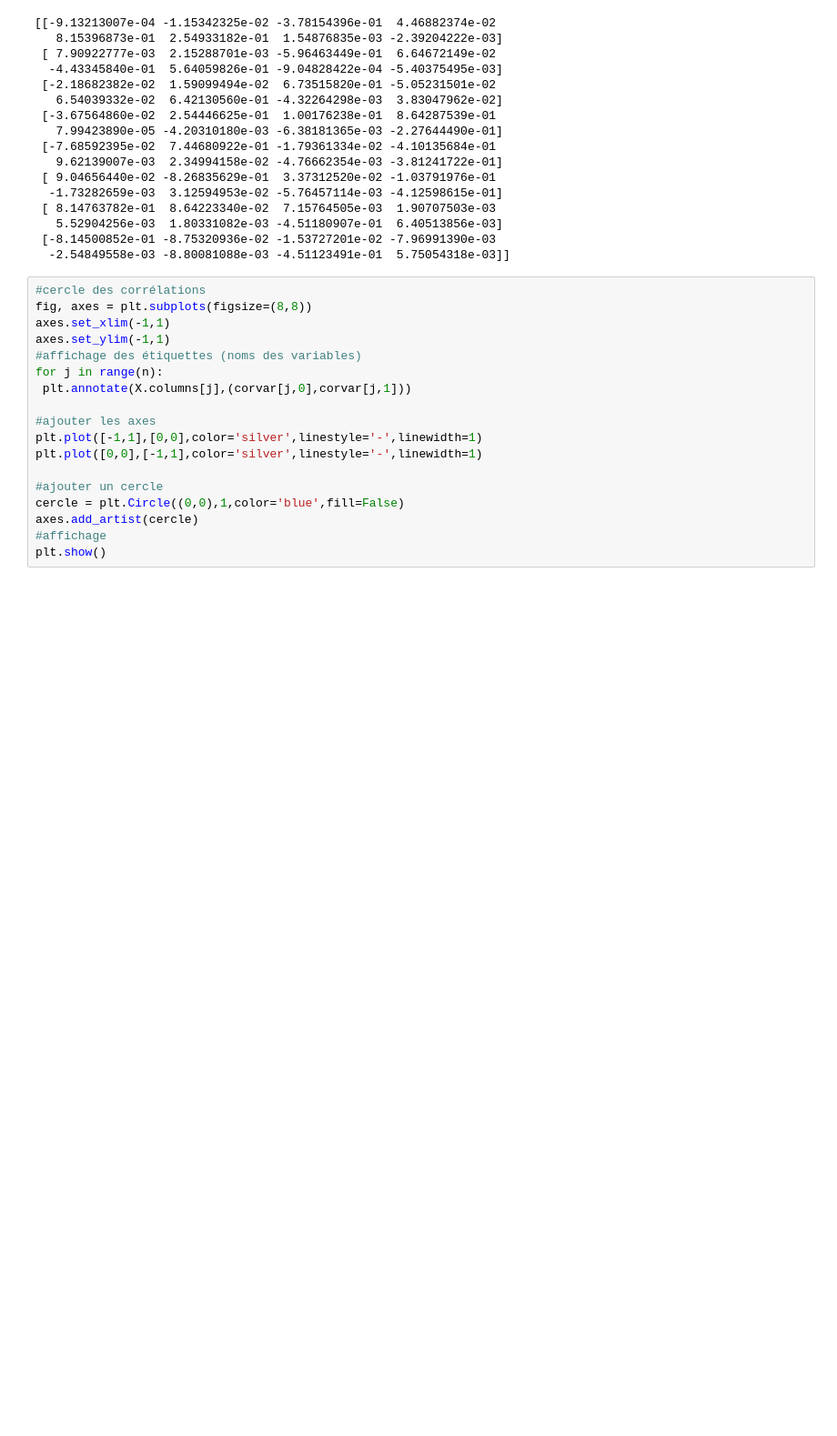
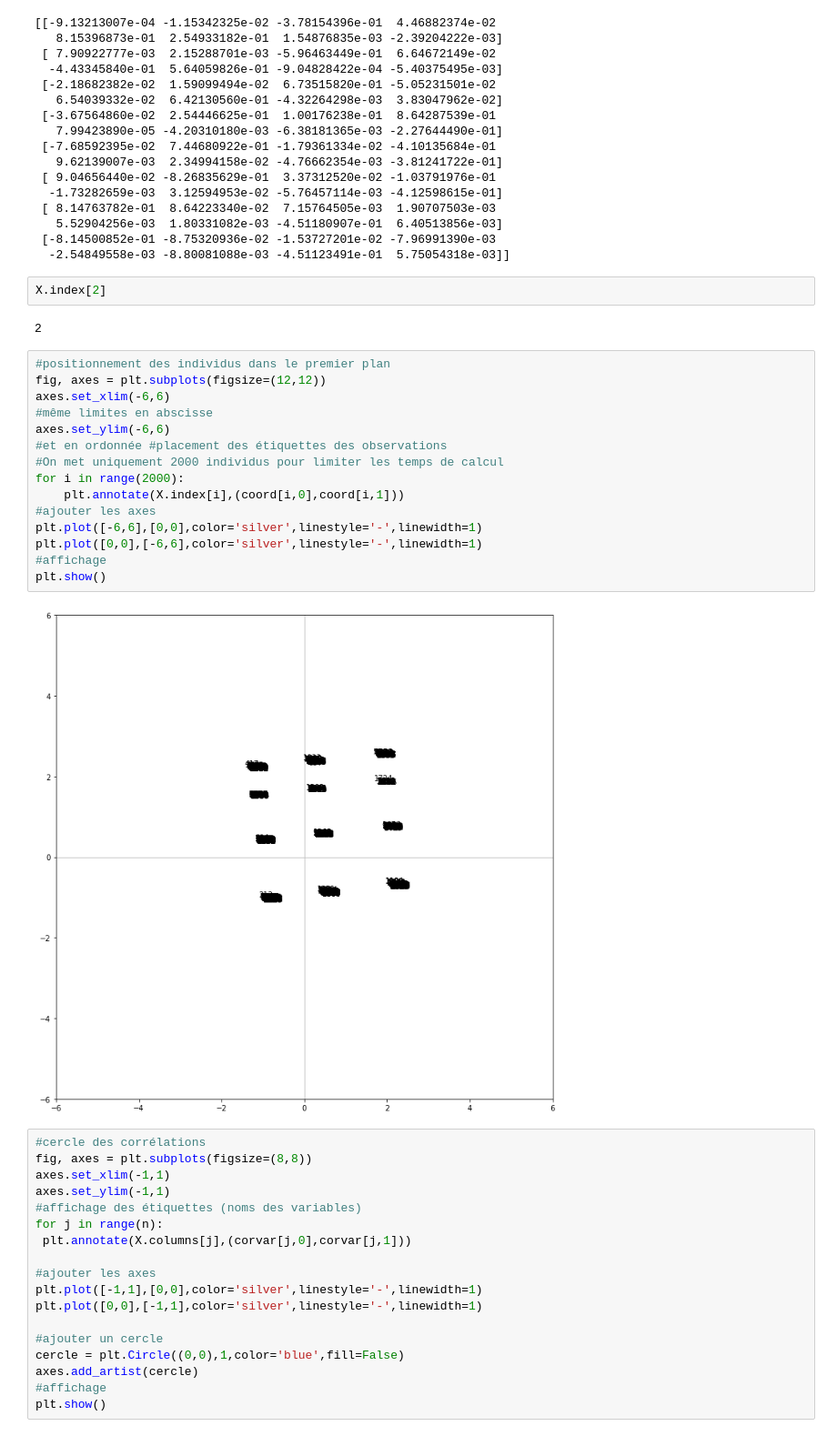
Before and after one commit to cbousquet/Week-3-Conversion-rate, a Jupyter notebook: Taux.ipynb, the cells around one changed output. Shown at 91% size. Drawn from its saved outputs; the diff is of its cells as text; blank space fills up the shorter version.

```diff
--- a/Taux.ipynb
+++ b/Taux.ipynb
@@ -269,6 +258,27 @@ print(corvar)
    5.52904256e-03  1.80331082e-03 -4.51180907e-01  6.40513856e-03]
  [-8.14500852e-01 -8.75320936e-02 -1.53727201e-02 -7.96991390e-03
   -2.54849558e-03 -8.80081088e-03 -4.51123491e-01  5.75054318e-03]]
+# %%
+X.index[2]
+# %% [output]
+2
+# %%
+#positionnement des individus dans le premier plan
+fig, axes = plt.subplots(figsize=(12,12))
+axes.set_xlim(-6,6)
+#même limites en abscisse
+axes.set_ylim(-6,6)
+#et en ordonnée #placement des étiquettes des observations
+#On met uniquement 2000 individus pour limiter les temps de calcul
+for i in range(2000):
+    plt.annotate(X.index[i],(coord[i,0],coord[i,1]))
+#ajouter les axes
+plt.plot([-6,6],[0,0],color='silver',linestyle='-',linewidth=1)
+plt.plot([0,0],[-6,6],color='silver',linestyle='-',linewidth=1)
+#affichage
+plt.show()
+# %% [output]
+[figure, added]
 # %%
 #cercle des corrélations
 fig, axes = plt.subplots(figsize=(8,8))
```
Also changed, not shown: parts of 33 cells of this notebook, 1 other file.
